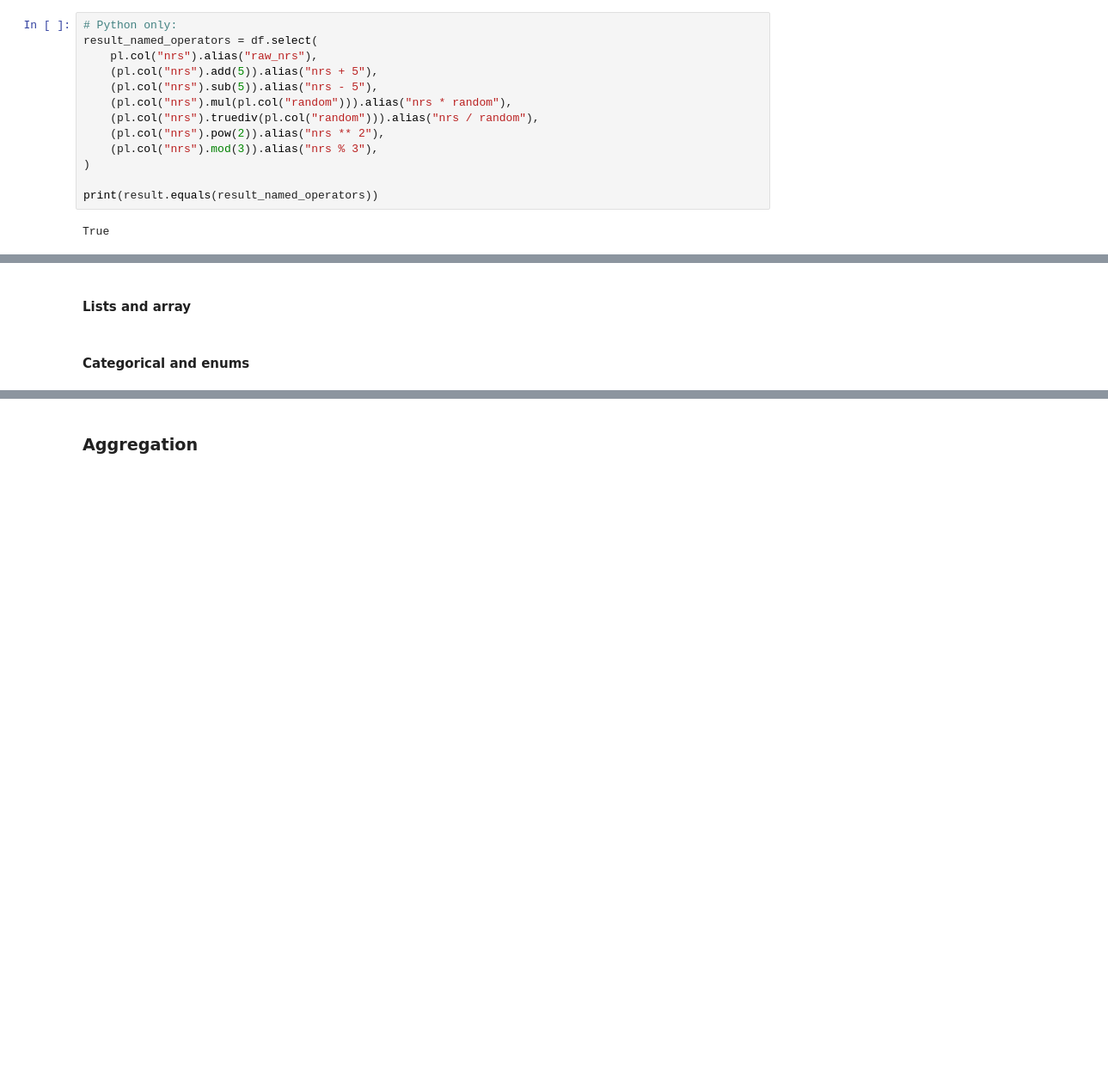
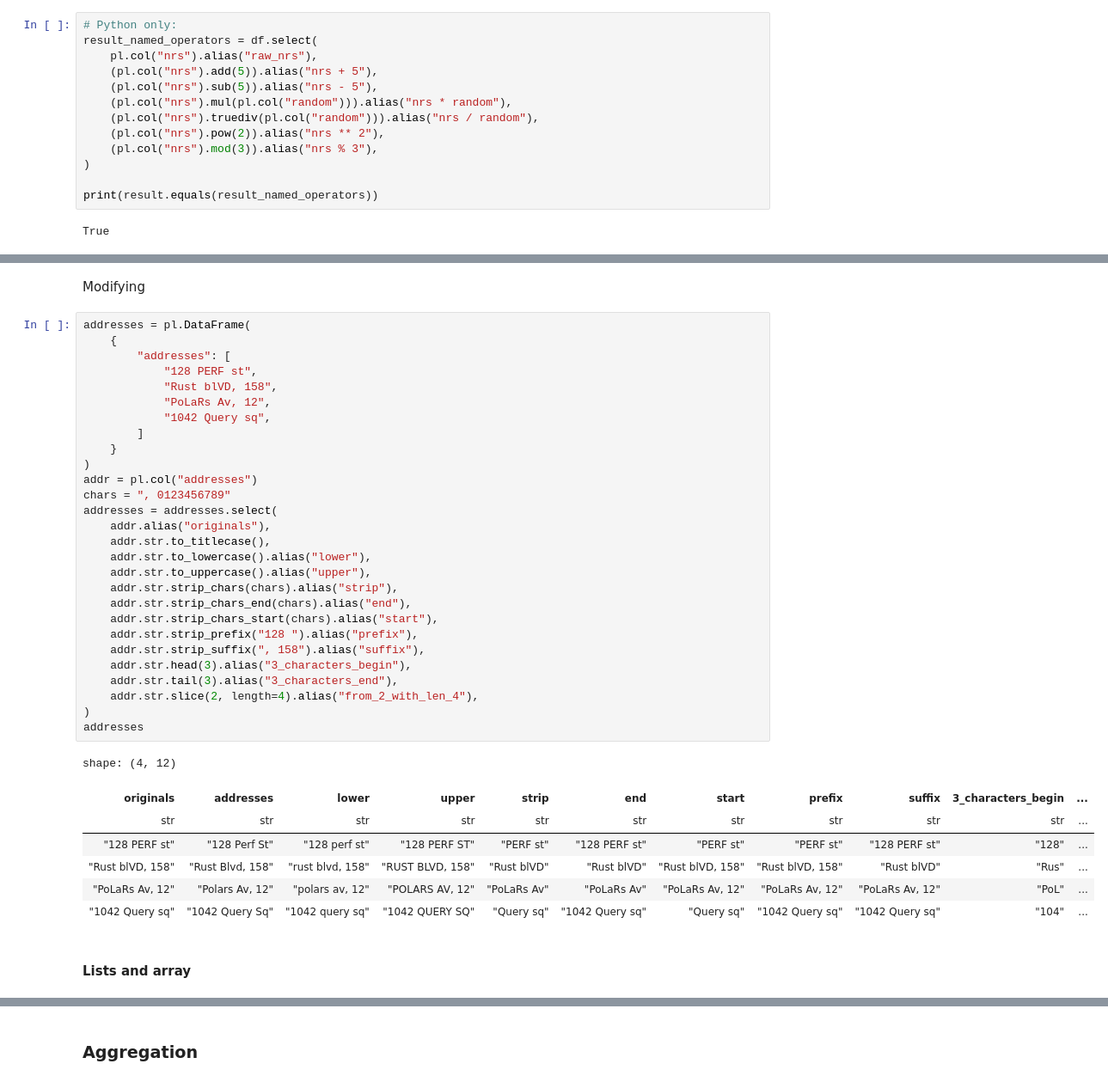
Before and after one commit to datkt1998/my_notebooks, a Jupyter notebook: coding/learning/contents/3_programming_and_frameworks/python/python_frameworks/polars/Polars.ipynb, the cells around one changed output, grey strips where cells are left out. Shown: that part at 86% size. Saved outputs shown, nothing was run; the diff lists cells and outputs as text; blank space fills up the shorter version.

```diff
--- a/coding/learning/contents/3_programming_and_frameworks/python/python_frameworks/polars/Polars.ipynb
+++ b/coding/learning/contents/3_programming_and_frameworks/python/python_frameworks/polars/Polars.ipynb
@@ -1446,4 +1661,40 @@ True
+# %% [markdown]
+Modifying
+# %%
+addresses = pl.DataFrame(
+    {
+        "addresses": [
+            "128 PERF st",
+            "Rust blVD, 158",
+            "PoLaRs Av, 12",
+            "1042 Query sq",
+        ]
+    }
+)
+addr = pl.col("addresses")
+chars = ", 0123456789"
+addresses = addresses.select(
+    addr.alias("originals"),
+    addr.str.to_titlecase(),
+    addr.str.to_lowercase().alias("lower"),
+    addr.str.to_uppercase().alias("upper"),
+    addr.str.strip_chars(chars).alias("strip"),
+    addr.str.strip_chars_end(chars).alias("end"),
+    addr.str.strip_chars_start(chars).alias("start"),
+    addr.str.strip_prefix("128 ").alias("prefix"),
+    addr.str.strip_suffix(", 158").alias("suffix"),
+    addr.str.head(3).alias("3_characters_begin"),
+    addr.str.tail(3).alias("3_characters_end"),
+    addr.str.slice(2, length=4).alias("from_2_with_len_4"),
+)
+addresses
+# %% [output]
+shape: (4, 12)
+| originals | addresses | lower | upper | strip | end | start | prefix | suffix | 3_characters_begin | ... |
+| str | str | str | str | str | str | str | str | str | str | ... |
+| "128 PERF st" | "128 Perf St" | "128 perf st" | "128 PERF ST" | "PERF st" | "128 PERF st" | "PERF st" | "PERF st" | "128 PERF st" | "128" | ... |
+| "Rust blVD, 158" | "Rust Blvd, 158" | "rust blvd, 158" | "RUST BLVD, 158" | "Rust blVD" | "Rust blVD" | "Rust blVD, 158" | "Rust blVD, 158" | "Rust blVD" | "Rus" | ... |
+| "PoLaRs Av, 12" | "Polars Av, 12" | "polars av, 12" | "POLARS AV, 12" | "PoLaRs Av" | "PoLaRs Av" | "PoLaRs Av, 12" | "PoLaRs Av, 12" | "PoLaRs Av, 12" | "PoL" | ... |
+| "1042 Query sq" | "1042 Query Sq" | "1042 query sq" | "1042 QUERY SQ" | "Query sq" | "1042 Query sq" | "Query sq" | "1042 Query sq" | "1042 Query sq" | "104" | ... |
 # %% [markdown]
 #### Lists and array
-# %% [markdown]
-#### Categorical and enums
```
Also changed, not shown: parts of 141 cells of this notebook, 1 other file.
